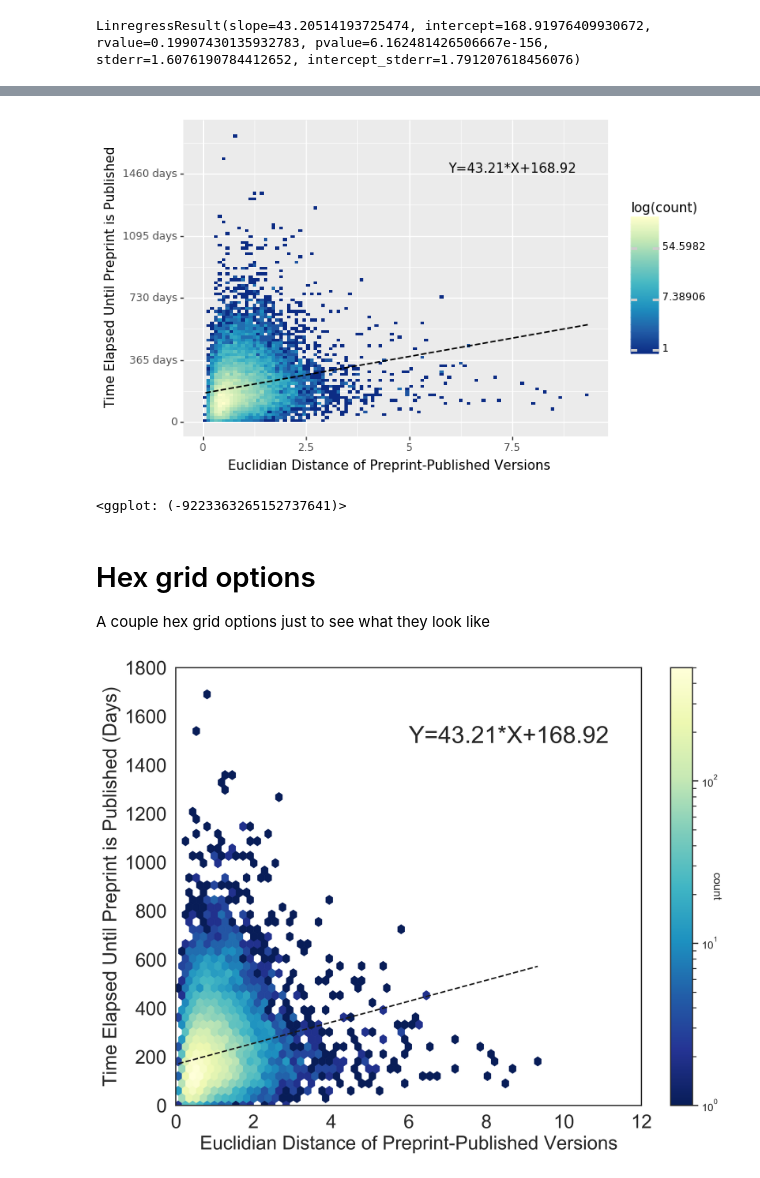
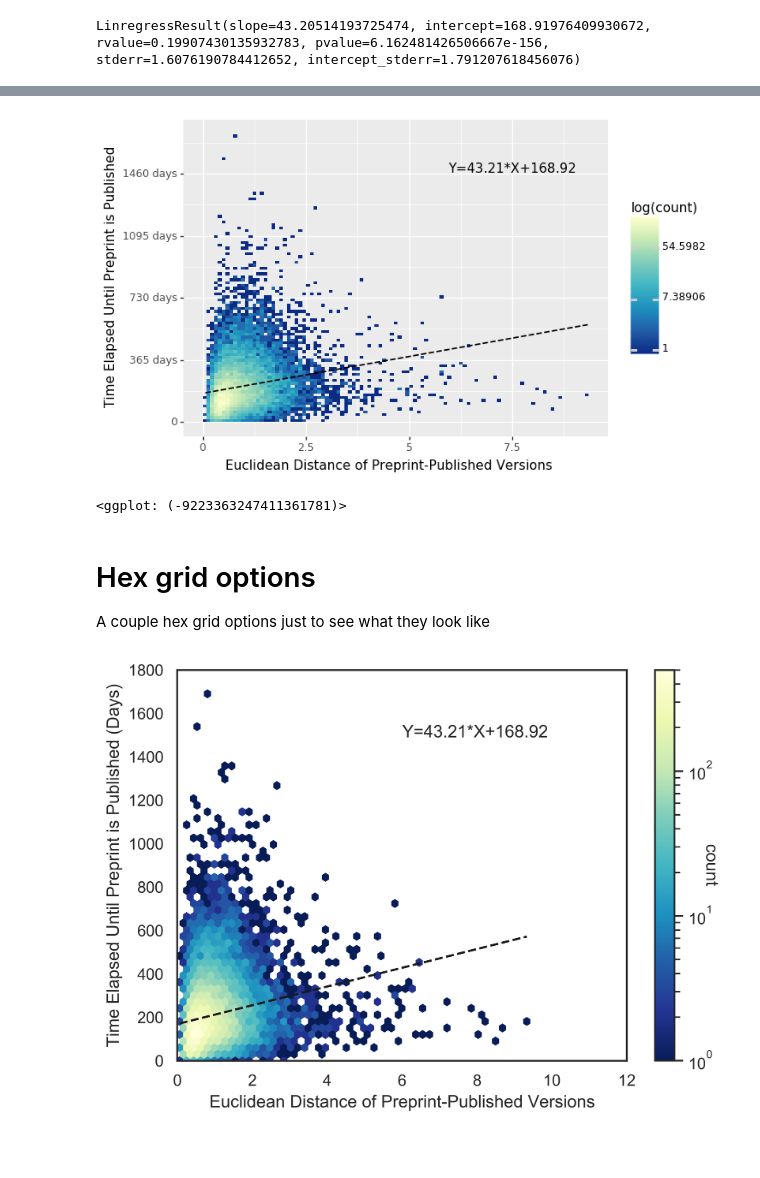
Before and after one commit to greenelab/annorxiver, a Jupyter notebook: biorxiv/publication_delay_experiment/02_publication_delay_experiment_figure_exploration.ipynb, the cells around one changed output, grey strips where cells are left out. Saved outputs shown, nothing was run; the diff lists cells and outputs as text; code cells hidden in the pictures; blank space fills up the shorter version.

```diff
--- a/biorxiv/publication_delay_experiment/02_publication_delay_experiment_figure_exploration.ipynb
+++ b/biorxiv/publication_delay_experiment/02_publication_delay_experiment_figure_exploration.ipynb
@@ -25,7 +25,9 @@ from mizani.formatters import timedelta_format
 
 import warnings
 
-mpl.rcParams["figure.dpi"] = 250
+mpl.rcParams["figure.dpi"] = 600
+mpl.rcParams["font.size"] = 12
+mpl.rcParams["font.family"] = "Arial"
 warnings.filterwarnings("ignore")
 # %% [markdown]
 # Load the Document Distances
@@ -135,6 +137,5 @@ _ = g.annotate(f"Y={results_2.slope:.2f}*X+{results_2.intercept:.2f}", (7, 1470)
 # %%
-plt.figure(figsize=(11, 8.5))
-plt.rcParams.update({"font.size": 22})
+plt.figure(figsize=(8, 5))
 g = sns.violinplot(
     x="version_count",
     y="days_to_published",
@@ -149,6 +150,6 @@ _ = g.plot(x_line - 1, y_line, "--k")
 _ = g.annotate(f"Y={results_2.slope:.2f}*X+{results_2.intercept:.2f}", (7, 1470))
 _ = g.set_xlim(-0.5, 11.5)
 _ = g.set_ylim(0, g.get_ylim()[1])
-plt.savefig("output/version_count_vs_publication_time_violin.svg", dpi=500)
-plt.savefig("output/version_count_vs_publication_time_violin.png", dpi=500)
+plt.savefig("output/version_count_vs_publication_time_violin_rerun.svg")
+plt.savefig("output/version_count_vs_publication_time_violin_rerun.png")
 # %% [output]
@@ -382,7 +383,7 @@ g = (
         label=f"Y={results_2.slope:.2f}*X+{results_2.intercept:.2f}",
     )
     + p9.labs(
-        x="Euclidian Distance of Preprint-Published Versions",
+        x="Euclidean Distance of Preprint-Published Versions",
         y="Time Elapsed Until Preprint is Published",
         legend="log(count)",
     )
@@ -390,7 +391,7 @@ g = (
 print(g)
 # %% [output]
 [figure]
-<ggplot: (-9223363265152737641)>
+<ggplot: (-9223363247411361781)>
 # %% [markdown]
 # Hex grid options
 A couple hex grid options just to see what they look like
@@ -403,42 +404,31 @@ x_line = np.array(
 )
 y_line = x_line * results_2.slope + results_2.intercept
 # %%
-plt.figure(figsize=(11, 8.5))
-plt.rcParams.update({"font.size": 25})
+plt.figure(figsize=(7, 5))
 ax = plt.hexbin(
     published_date_distances["doc_distances"],
     published_date_distances["days_to_published"],
     gridsize=50,
     cmap="YlGnBu_r",
     norm=mpl.colors.LogNorm(),
     mincnt=1,
     linewidths=(0.15,)
     #     edgecolors=None
 )
 plt.xlim([0, 12])
 plt.ylim([0, 1800])
 ax = plt.gca()
 ax.plot(x_line, y_line, "--k")
-
-for tick in ax.xaxis.get_major_ticks():
-    tick.label.set_size(20)
-
-for tick in ax.yaxis.get_major_ticks():
-    tick.label.set_size(20)
-
-ax.xaxis.label.set_size(20)
-ax.yaxis.label.set_size(20)
-
 ax.annotate(
     f"Y={results_2.slope:.2f}*X+{results_2.intercept:.2f}",
     (6, 1490),
 )
-_ = ax.set_xlabel("Euclidian Distance of Preprint-Published Versions")
+_ = ax.set_xlabel("Euclidean Distance of Preprint-Published Versions")
 _ = ax.set_ylabel("Time Elapsed Until Preprint is Published (Days)")
 cbar = plt.colorbar()
 _ = cbar.ax.set_ylabel("count", rotation=270)
-plt.savefig("output/article_distance_vs_publication_time_hex.svg", dpi=250)
-plt.savefig("output/article_distance_vs_publication_time_hex.png", dpi=250)
+plt.savefig("output/article_distance_vs_publication_time_hex.svg")
+plt.savefig("output/article_distance_vs_publication_time_hex.png")
 # %% [output]
-[figure, old version]
+[figure, new version]
 # %%
```
Also changed, not shown: parts of 7 cells of this notebook, 15 other files.
